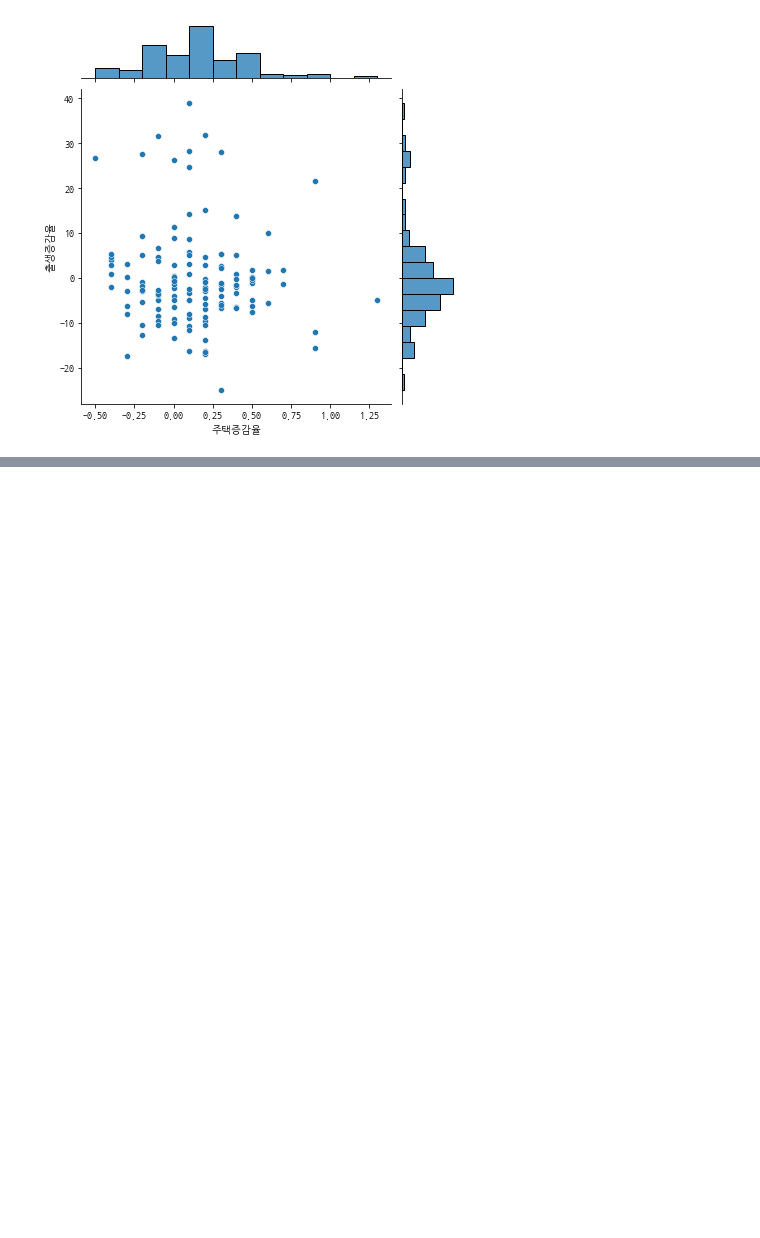
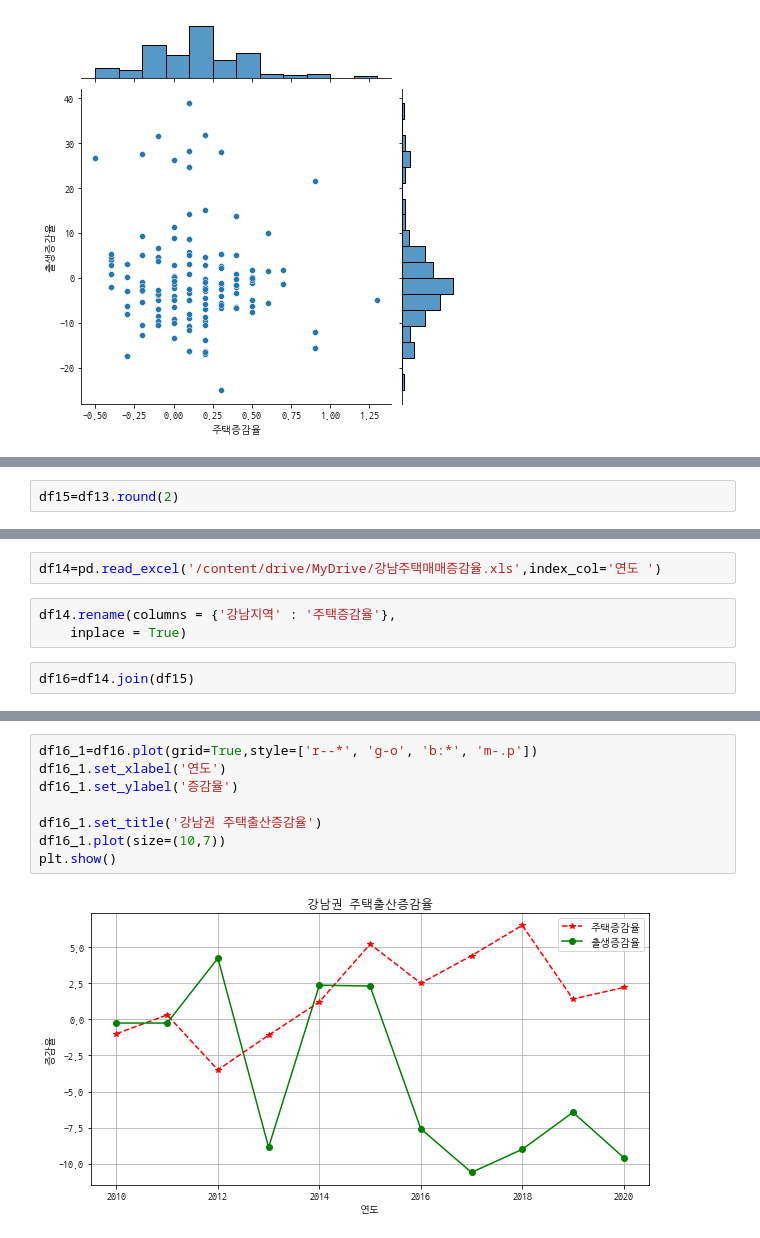
Before and after one commit to jessica8403/TIL, a Jupyter notebook: 시각화정리.ipynb, the cells around one changed output, grey strips where cells are left out. Saved outputs shown, nothing was run; the diff lists cells and outputs as text; blank space fills up the shorter version.

```diff
--- a/시각화정리.ipynb
+++ b/시각화정리.ipynb
@@ -444,0 +454,2 @@ sns.jointplot(data=df12, x='주택증감율', y='출생증감율')
+# %%
+df15=df13.round(2)
@@ -444,0 +472,7 @@ sns.jointplot(data=df12, x='주택증감율', y='출생증감율')
+# %%
+df14=pd.read_excel('/content/drive/MyDrive/강남주택매매증감율.xls',index_col='연도 ')
+# %%
+df14.rename(columns = {'강남지역' : '주택증감율'},
+    inplace = True)
+# %%
+df16=df14.join(df15)
@@ -444,0 +495,10 @@ sns.jointplot(data=df12, x='주택증감율', y='출생증감율')
+# %%
+df16_1=df16.plot(grid=True,style=['r--*', 'g-o', 'b:*', 'm-.p'])
+df16_1.set_xlabel('연도')
+df16_1.set_ylabel('증감율')
+
+df16_1.set_title('강남권 주택출산증감율')
+df16_1.plot(size=(10,7))
+plt.show()
+# %% [output]
+[figure, added]
```
Also changed, not shown: parts of 24 cells of this notebook.
